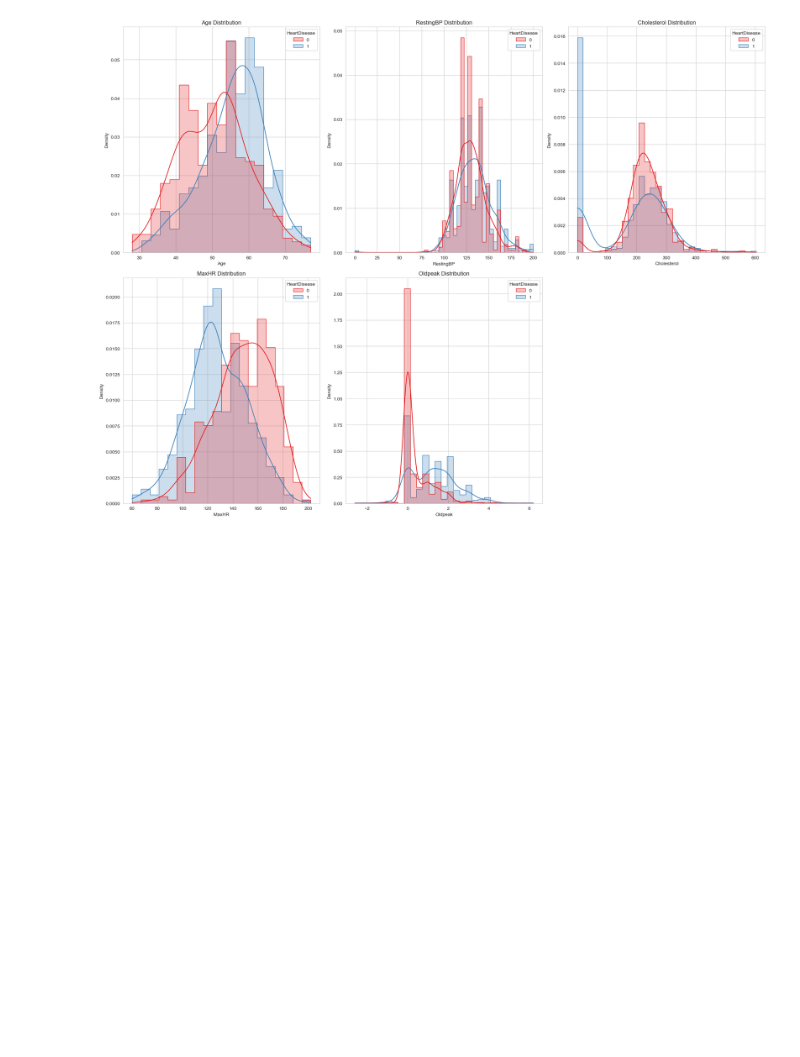
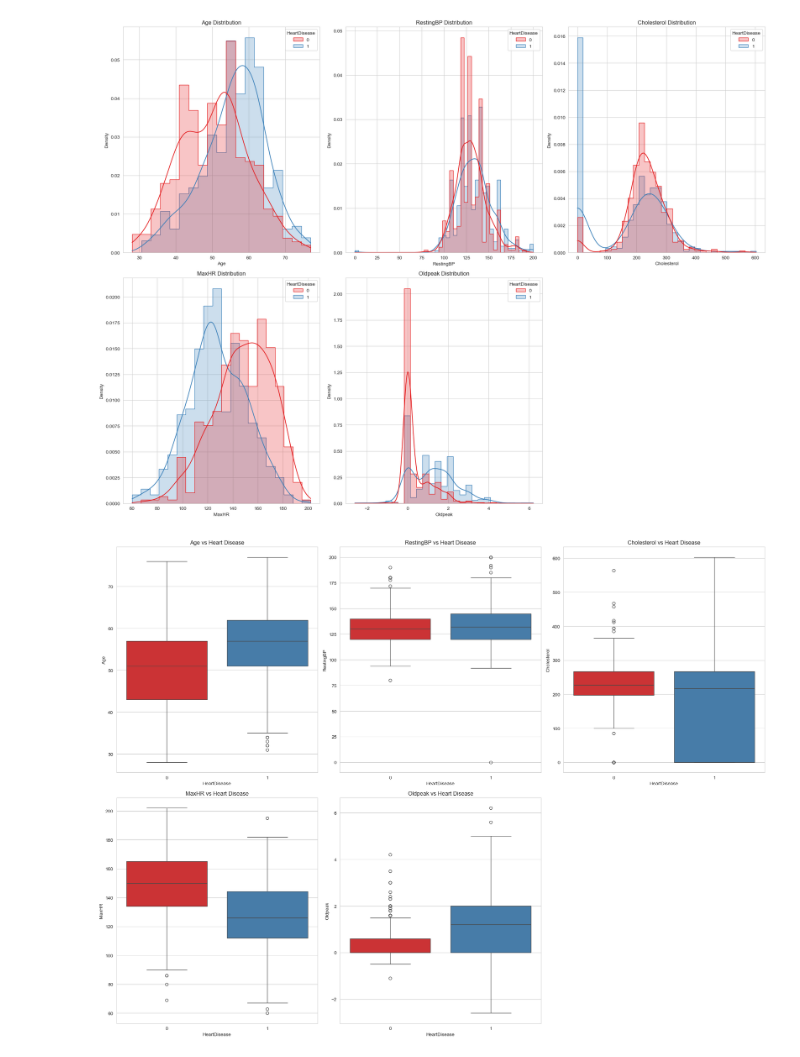
Before and after one commit to eharshit/heart-disease-prediction-failure-analysis, a Jupyter notebook: Heart disease prediction.ipynb, the cells around one changed output. Drawn from its saved outputs; the diff is of its cells as text; code cells hidden in the pictures; blank space fills up the shorter version.

Commit message:
Boxplots

```diff
--- a/Heart disease prediction.ipynb
+++ b/Heart disease prediction.ipynb
@@ -118,3 +122,16 @@ plt.tight_layout()
 plt.show()
 # %% [output]
 [figure]
+# %%
+plt.figure(figsize=(20,15))
+for i, col in enumerate(numeric_cols):
+    plt.subplot(2, 3, i+1)
+    sns.boxplot(data=df,
+                x='HeartDisease',
+                y=col,
+                palette='Set1')
+    plt.title(f'{col} vs Heart Disease')
+plt.tight_layout()
+plt.show()
+# %% [output]
+[figure, added]
```
Also changed, not shown: parts of 2 cells of this notebook.
